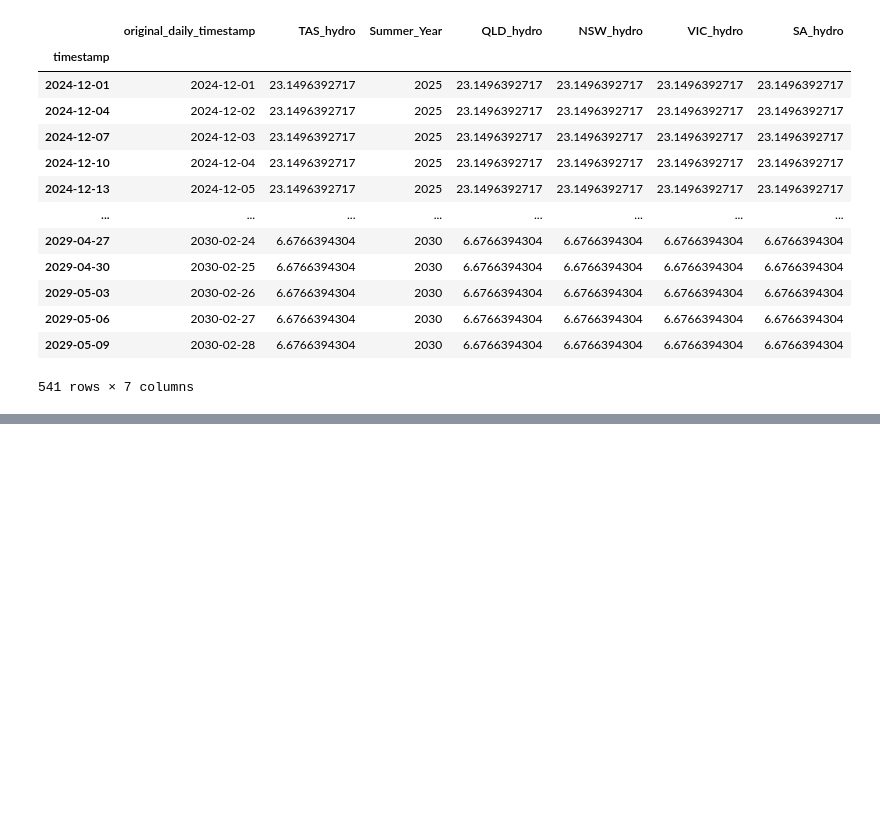
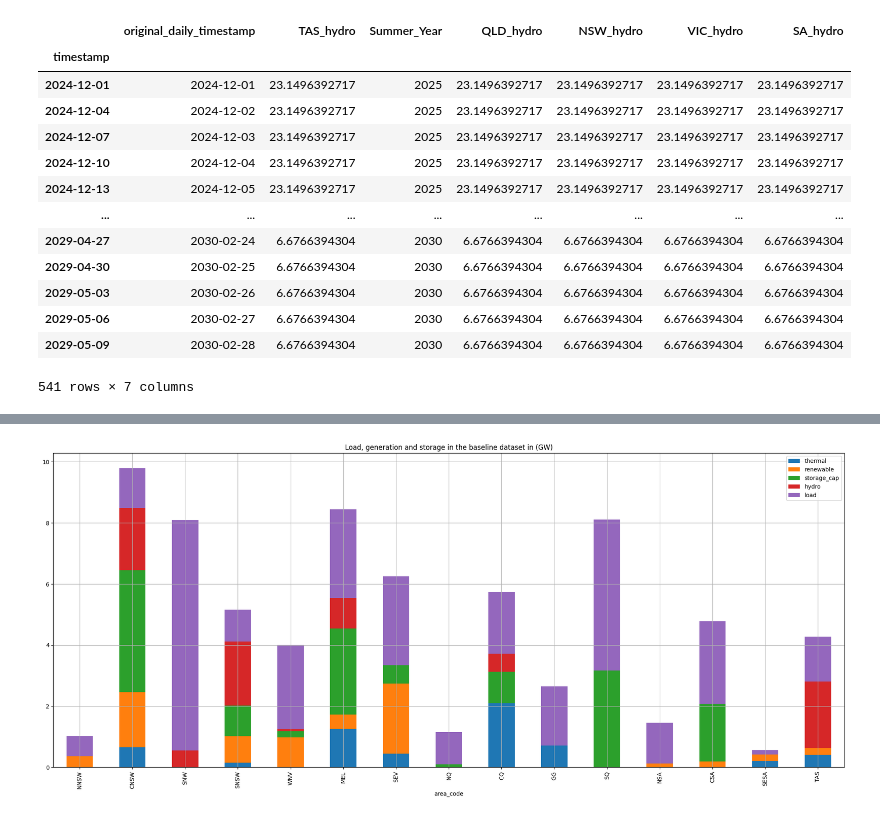
Before and after one commit to csiro/ensys-iPASA.jl, a Jupyter notebook: ISP_data_processing/pre-processing_ISP_data.ipynb, the cells around one changed output, grey strips where cells are left out. Drawn from its saved outputs; the diff is of its cells as text; code cells hidden in the pictures; blank space fills up the shorter version.

```diff
--- a/ISP_data_processing/pre-processing_ISP_data.ipynb
+++ b/ISP_data_processing/pre-processing_ISP_data.ipynb
@@ -344,0 +401,9 @@ daily_summer_hydro
+# %%
+figsize = (25,10)
+fig, ax1 = plt.subplots(figsize=figsize, nrows=1, ncols=1)
+cap = static_baseline_data/1000
+cap.plot(kind="bar", stacked=True, ax=ax1)
+ax1.grid()
+xx = ax1.set_title("Load, generation and storage in the baseline dataset in (GW)")
+# %% [output]
+[figure, added]
```
Also changed, not shown: parts of 5 cells of this notebook, 9 other files.
